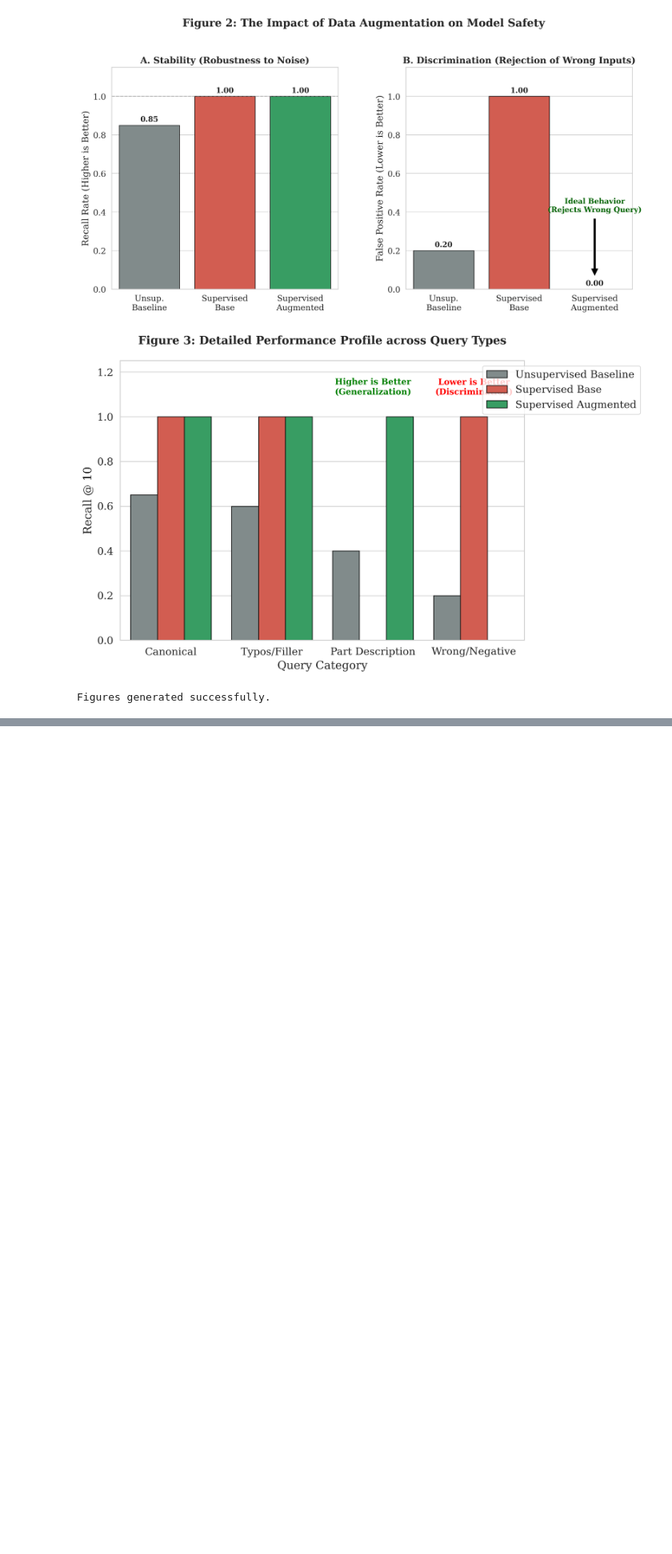
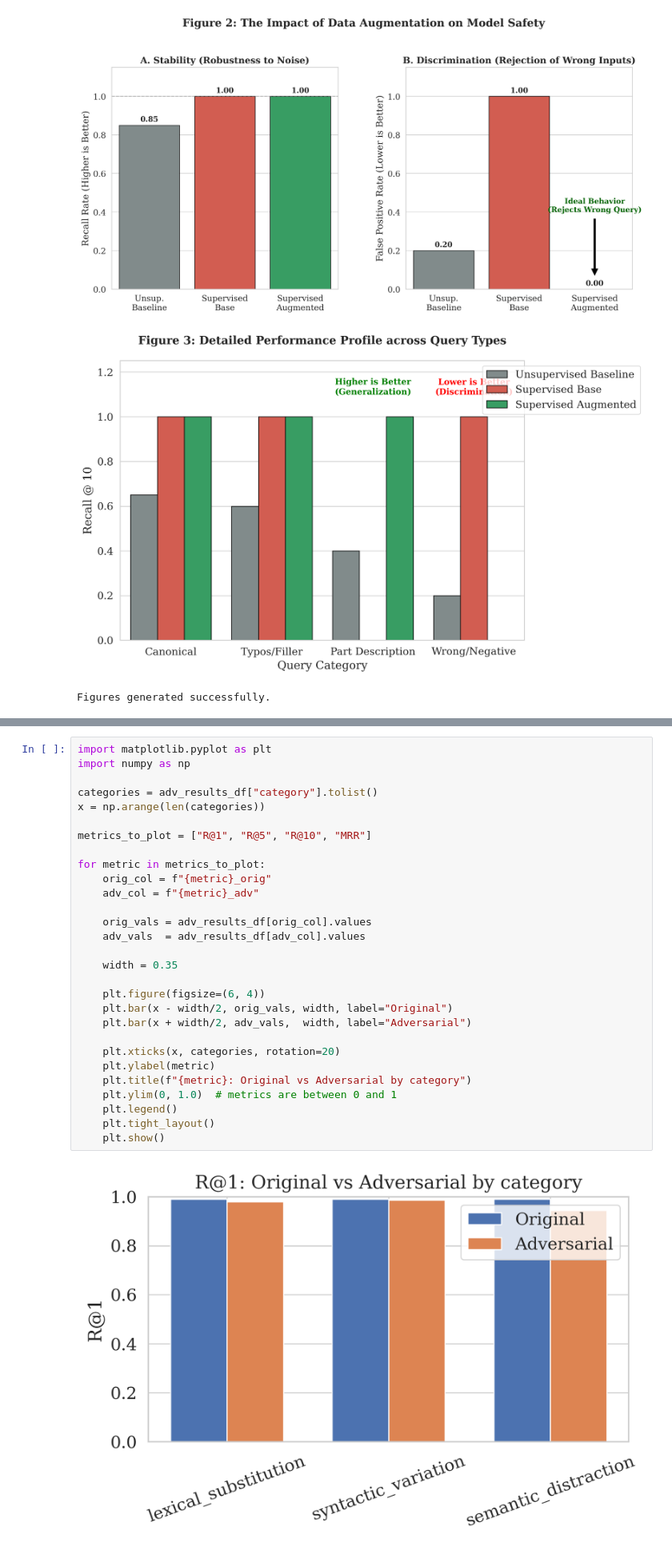
Before and after one commit to AdamRolander/3D-Asset-Retrieval, a Jupyter notebook: eval/eval.ipynb, the cells around one changed output, grey strips where cells are left out. Shown at 80% size. Saved outputs shown, nothing was run; the diff lists cells and outputs as text; blank space fills up the shorter version.

```diff
--- a/eval/eval.ipynb
+++ b/eval/eval.ipynb
@@ -1191,0 +1422,31 @@ Figures generated successfully.
+# %%
+import matplotlib.pyplot as plt
+import numpy as np
+
+categories = adv_results_df["category"].tolist()
+x = np.arange(len(categories))
+
+metrics_to_plot = ["R@1", "R@5", "R@10", "MRR"]
+
+for metric in metrics_to_plot:
+    orig_col = f"{metric}_orig"
+    adv_col = f"{metric}_adv"
+
+    orig_vals = adv_results_df[orig_col].values
+    adv_vals  = adv_results_df[adv_col].values
+
+    width = 0.35
+
+    plt.figure(figsize=(6, 4))
+    plt.bar(x - width/2, orig_vals, width, label="Original")
+    plt.bar(x + width/2, adv_vals,  width, label="Adversarial")
+
+    plt.xticks(x, categories, rotation=20)
+    plt.ylabel(metric)
+    plt.title(f"{metric}: Original vs Adversarial by category")
+    plt.ylim(0, 1.0)  # metrics are between 0 and 1
+    plt.legend()
+    plt.tight_layout()
+    plt.show()
+# %% [output]
+[figure, added]
```
Also changed, not shown: parts of 8 cells of this notebook, 2 other files.
